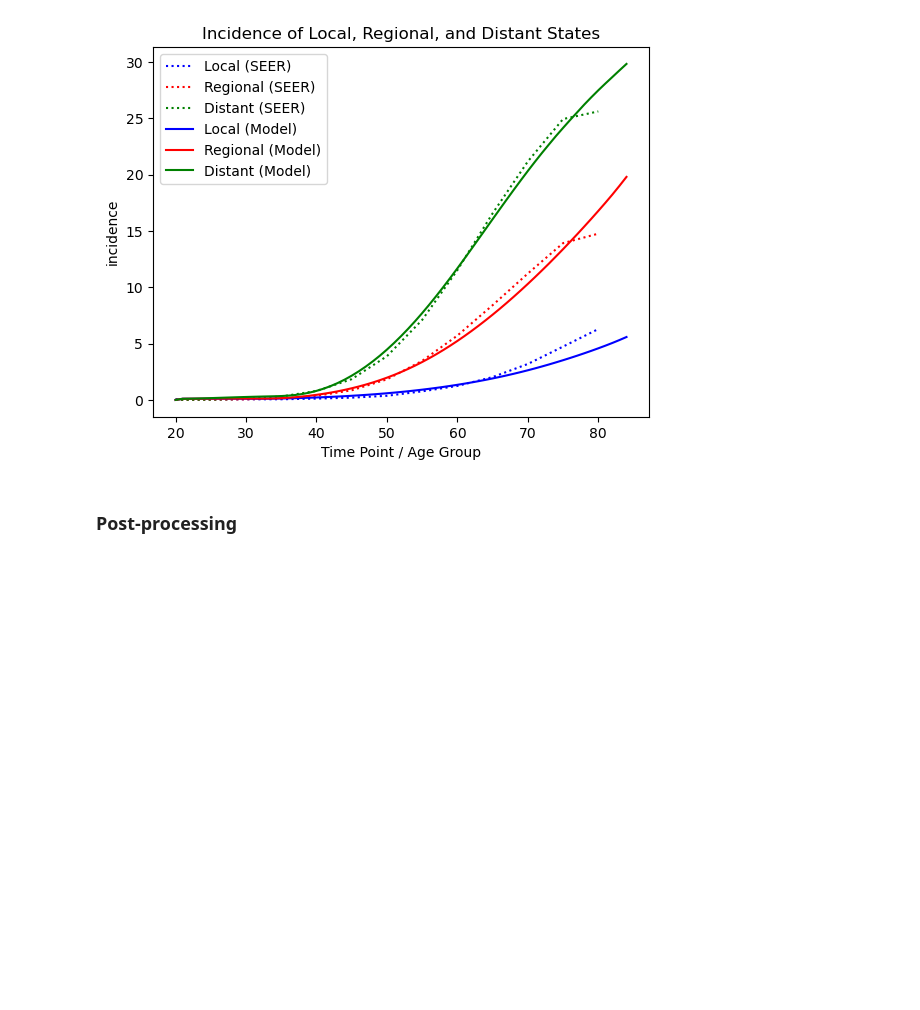
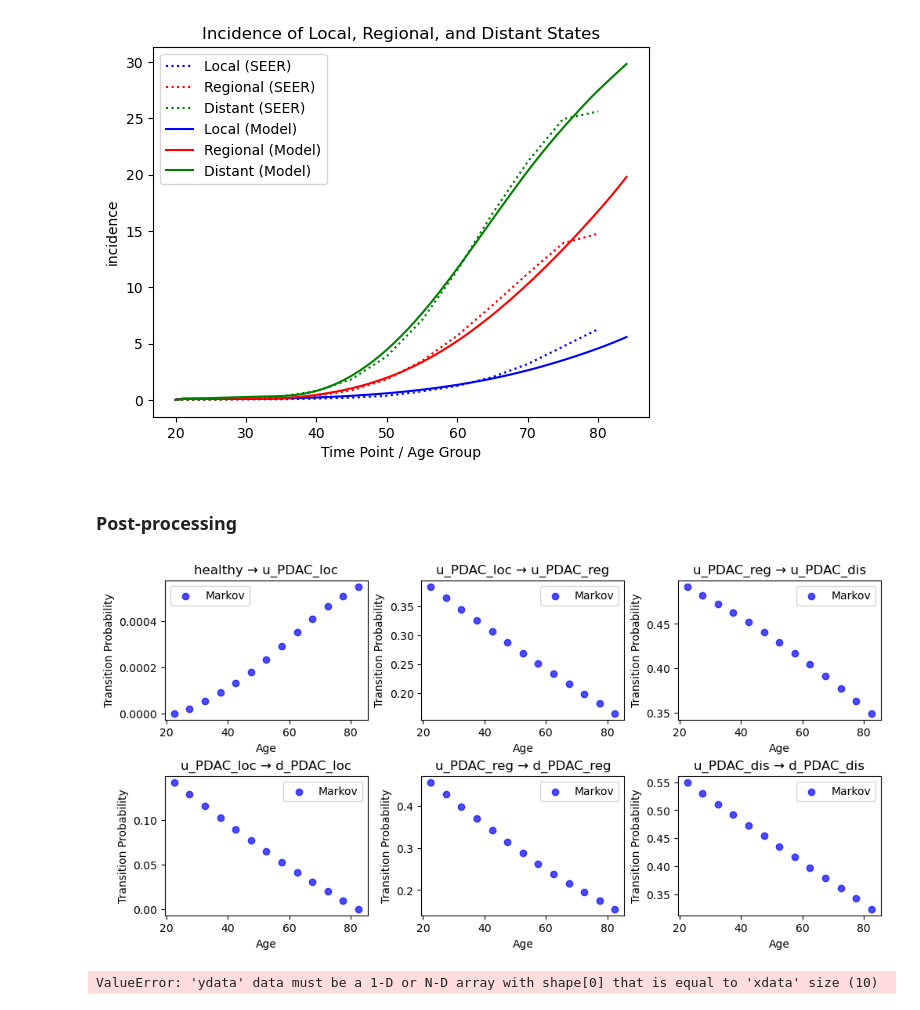
Before and after one commit to CUMC-HIRE/endpac-pancreatic-model, a Jupyter notebook: notebooks/pdac-calibration-age.ipynb, the cells around one changed output. Cells and saved outputs as stored; diff of their text form; code cells hidden in the pictures; blank space fills up the shorter version.

```diff
--- a/notebooks/pdac-calibration-age.ipynb
+++ b/notebooks/pdac-calibration-age.ipynb
@@ -37,22 +37,22 @@ def row_normalize(matrix):
             row = layer[row_idx]
 
             # Exclude diagonal (stay-in-state) and ACM (all-cause mortality) from scaling
-            acm_idx = -1  # Assuming ACM is the last state (adjust index if necessary)
-            non_diag_sum = np.sum(row) - row[row_idx] - row[8] - row[7] # Exclude diagonal and ACM and CSD
+            non_diag_sum = np.sum(row) - row[row_idx]
 
-            if non_diag_sum > 1:  # If the non-ACM probabilities exceed 1
+            if non_diag_sum > 1:  # If the non-diag probabilities exceed 1
                 scaling_factor = 1 / non_diag_sum
-                row[:-2] *= scaling_factor  # Scale all except the last column (ACM)
+                row *= scaling_factor  # Scale
 
             # Adjust diagonal (stay-in-state probability)
-            row[row_idx] = max(0, 1 - non_diag_sum - row[8] - row[7])
+            row[row_idx] = max(0, 1 - non_diag_sum)
 
     return matrix
 
 
 def create_matrix():
     matrix = np.zeros((len(c.age_layers_5y), len(c.health_states_itos), len(c.health_states_itos)))
-    matrix[:, 0, 1] = 1-(1-0.0011)**(1/25) # average risk after 50 ~ 0.0011, transformed to annual prob
+    matrix[:6, 0, 1] = np.linspace()
+    matrix[6:, 0, 1] = 1-(1-0.0011)**(1/25) # average risk after 50 ~ 0.0011, transformed to annual prob
     matrix[:, 1, 2] = c.model_inputs_dict['p_Local_to_Regional_PC']
     matrix[:, 2, 3] = c.model_inputs_dict['p_Regional_to_Distant_PC']
     matrix[:, 1, 4] = c.model_inputs_dict['p_symptom_local']
@@ -212,7 +212,7 @@ def simulated_annealing(n_iterations, step_size, n_adj=5, starting_temp = 1, sta
 # %% [markdown]
 ## Run
 # %%
-def run_sa(tmat=None, save_all=False, n_iterations=50000, step_size=0.2, n_adj=5, start_tmat=None, starting_temp=None, print_interval=10000):
+def run_sa(tmat=None, save_all=False, n_iterations=50000, step_size=0.2, n_adj=5, starting_temp=1, print_interval=10000):
     start_tmat = None
     if tmat is not None:
         start_tmat = tmat
@@ -222,7 +222,7 @@ def run_sa(tmat=None, save_all=False, n_iterations=50000, step_size=0.2, n_adj=5
     initial_score = gof.objective(run_markov(start_tmat))
     print(f"Initial score: {round(initial_score, 5)}")
     print("Starting calibration...")
-    result = simulated_annealing(n_iterations=n_iterations, step_size=step_size, n_adj=n_adj, start_tmat=start_tmat, verbose=True, print_interval=print_interval)
+    result = simulated_annealing(n_iterations=n_iterations, step_size=step_size, n_adj=n_adj, start_tmat=start_tmat, starting_temp=starting_temp, verbose=True, print_interval=print_interval)
 
     # Gather results
     timestamp = datetime.now().strftime("%Y%m%d_%H%M")
@@ -231,6 +231,9 @@ def run_sa(tmat=None, save_all=False, n_iterations=50000, step_size=0.2, n_adj=5
     final_score = gof.objective(curr_log)
     log_adj, log_prev, log_inc, pop_log = curr_log
     tps = p.extract_transition_probs(curr_tmat, "markov", metric="avg", save=save_all, timestamp=timestamp)
+
+    print("Done.")
+    print("\nOUTPUTS:")
 
     # Saving
     if save_all:
@@ -275,0 +256,6 @@ p.plot_vs_seer(log[0], c.seer_inc)
+# %%
+result=None
+temps, step_sizes = [5,2,1,1,1], [0.2,0.2,0.2,0.15,0.15]
+for epoch in range(5):
+    print(f"EPOCH {(epoch+1)}/5 ----------------------------------------------------------")
+    result = run_sa(tmat=result, save_all=True, n_iterations=200000, step_size=step_sizes[epoch], n_adj=5, starting_temp=temps[epoch])
@@ -331,7 +365,13 @@ def smooth_tmat(mat, save=False, outpath=c.OUTPUT_PATHS['tmats'], timestamp=""):
       np.save(f"{outpath}/{name}.npy", tmat)
 
     return tmat
+# %%
+p.plot_params(result, show_plot=True)
+# %% [output]
+[figure, added]
 # %%
 markov_tmat = result
-treeage_tmat = smooth_tmat(markov_tmat, save=True, timestamp=timestamp, name="Microsim")
-p.plot_params(markov_tmat, treeage_tmat, save=save_calibration_results, folder=folder, name="microsim_parameters")
+treeage_tmat = smooth_tmat(markov_tmat, save=False, timestamp="20241218_1605")
+p.plot_params(markov_tmat, treeage_tmat, save_imgs=False, show_plot=True)
+# %% [output]
+ValueError: 'ydata' data must be a 1-D or N-D array with shape[0] that is equal to 'xdata' size (10)
```
Also changed, not shown: parts of 4 cells of this notebook, 4 other files.
